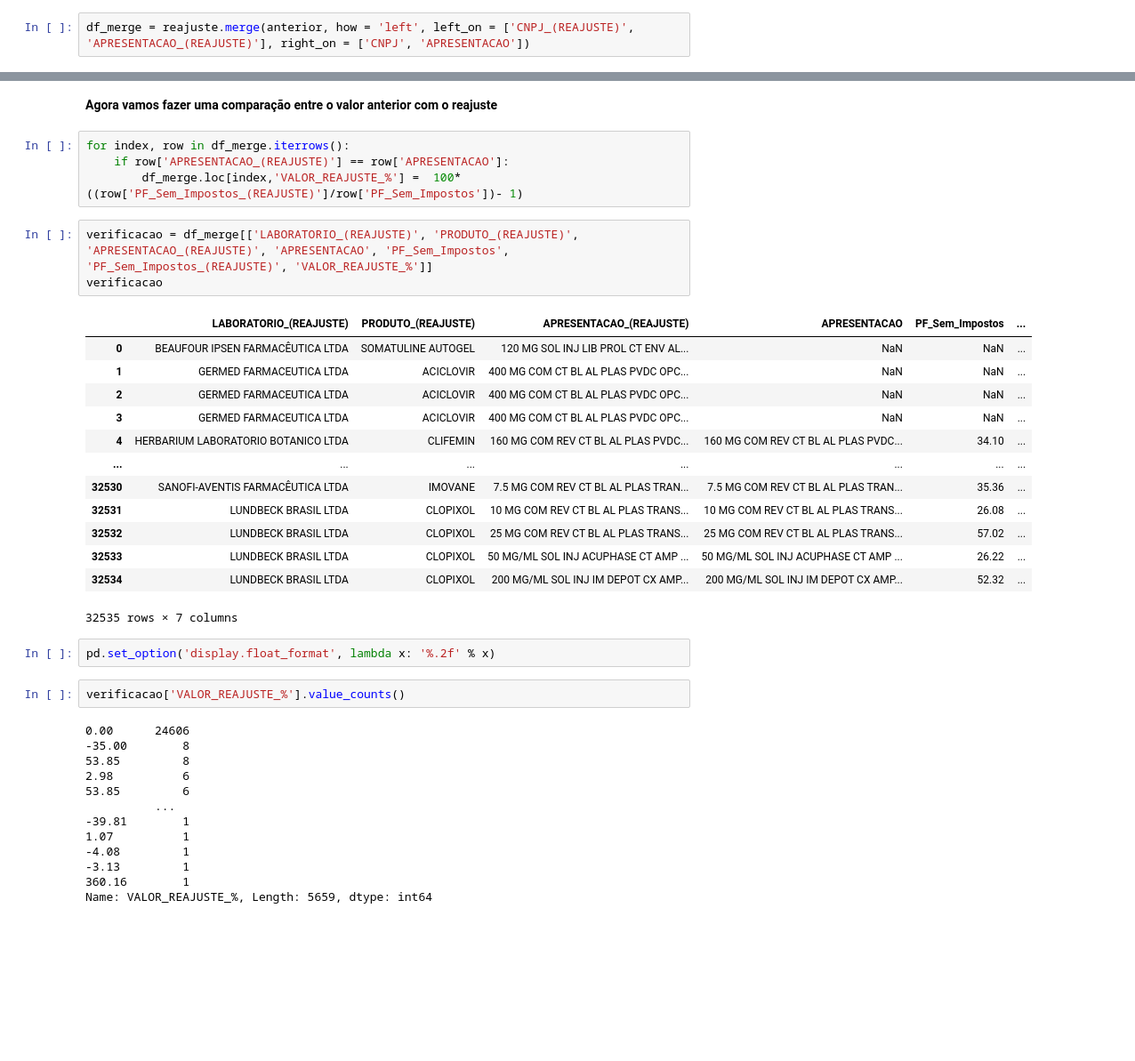
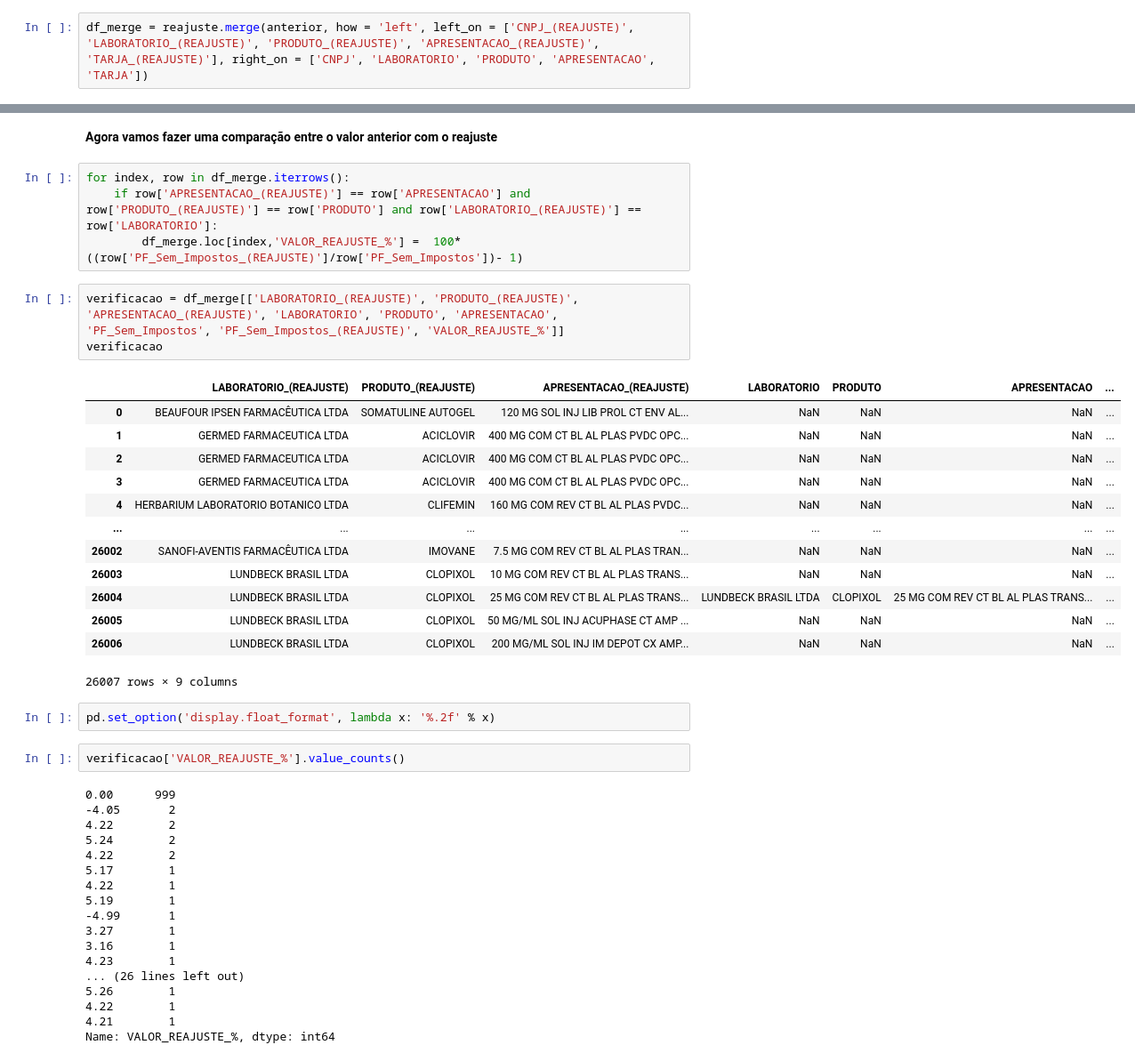
Before and after one commit to wagner-skiter/Projeto-API_aumento_preco_medicamento_2021, a Jupyter notebook: projeto_api_aumento_preco_medicamento_part_4.ipynb, the cells around one changed output, grey strips where cells are left out. Shown: that part at 89% size. Saved outputs shown, nothing was run; the diff lists cells and outputs as text; blank space fills up the shorter version.

```diff
--- a/projeto_api_aumento_preco_medicamento_part_4.ipynb
+++ b/projeto_api_aumento_preco_medicamento_part_4.ipynb
@@ -199,7 +199,7 @@ Rio de Janeiro é de 20% (vinte por cento) e no Estado do Goiás é de 17% (deze
 # %% [markdown]
 **Vamos unir os dataframes para comparação.**
 # %%
-df_merge = reajuste.merge(anterior, how = 'left', left_on = ['CNPJ_(REAJUSTE)', 'APRESENTACAO_(REAJUSTE)'], right_on = ['CNPJ', 'APRESENTACAO'])
+df_merge = reajuste.merge(anterior, how = 'left', left_on = ['CNPJ_(REAJUSTE)', 'LABORATORIO_(REAJUSTE)', 'PRODUTO_(REAJUSTE)', 'APRESENTACAO_(REAJUSTE)', 'TARJA_(REAJUSTE)'], right_on = ['CNPJ', 'LABORATORIO', 'PRODUTO', 'APRESENTACAO', 'TARJA'])
 # %%
 df_merge['PF_Sem_Impostos_(REAJUSTE)'] = df_merge['PF_Sem_Impostos_(REAJUSTE)'].astype('float')
 df_merge['PF_Sem_Impostos'] = df_merge['PF_Sem_Impostos'].astype('float')
@@ -207,40 +223,45 @@ df_merge['PF_Sem_Impostos'] = df_merge['PF_Sem_Impostos'].astype('float')
 **Agora vamos fazer uma comparação entre o valor anterior com o reajuste**
 # %%
 for index, row in df_merge.iterrows():
-    if row['APRESENTACAO_(REAJUSTE)'] == row['APRESENTACAO']:
+    if row['APRESENTACAO_(REAJUSTE)'] == row['APRESENTACAO'] and row['PRODUTO_(REAJUSTE)'] == row['PRODUTO'] and row['LABORATORIO_(REAJUSTE)'] == row['LABORATORIO']:
         df_merge.loc[index,'VALOR_REAJUSTE_%'] =  100*((row['PF_Sem_Impostos_(REAJUSTE)']/row['PF_Sem_Impostos'])- 1)
 # %%
-verificacao = df_merge[['LABORATORIO_(REAJUSTE)', 'PRODUTO_(REAJUSTE)', 'APRESENTACAO_(REAJUSTE)', 'APRESENTACAO', 'PF_Sem_Impostos', 'PF_Sem_Impostos_(REAJUSTE)', 'VALOR_REAJUSTE_%']]
+verificacao = df_merge[['LABORATORIO_(REAJUSTE)', 'PRODUTO_(REAJUSTE)', 'APRESENTACAO_(REAJUSTE)', 'LABORATORIO', 'PRODUTO', 'APRESENTACAO', 'PF_Sem_Impostos', 'PF_Sem_Impostos_(REAJUSTE)', 'VALOR_REAJUSTE_%']]
 verificacao
 # %% [output]
-|  | LABORATORIO_(REAJUSTE) | PRODUTO_(REAJUSTE) | APRESENTACAO_(REAJUSTE) | APRESENTACAO | PF_Sem_Impostos | ... |
-| 0 | BEAUFOUR IPSEN FARMACÊUTICA LTDA | SOMATULINE AUTOGEL | 120 MG SOL INJ LIB PROL CT ENV AL... | NaN | NaN | ... |
-| 1 | GERMED FARMACEUTICA LTDA | ACICLOVIR | 400 MG COM CT BL AL PLAS PVDC OPC... | NaN | NaN | ... |
-| 2 | GERMED FARMACEUTICA LTDA | ACICLOVIR | 400 MG COM CT BL AL PLAS PVDC OPC... | NaN | NaN | ... |
-| 3 | GERMED FARMACEUTICA LTDA | ACICLOVIR | 400 MG COM CT BL AL PLAS PVDC OPC... | NaN | NaN | ... |
-| 4 | HERBARIUM LABORATORIO BOTANICO LTDA | CLIFEMIN | 160 MG COM REV CT BL AL PLAS PVDC... | 160 MG COM REV CT BL AL PLAS PVDC... | 34.10 | ... |
-| ... | ... | ... | ... | ... | ... | ... |
-| 32530 | SANOFI-AVENTIS FARMACÊUTICA LTDA | IMOVANE | 7.5 MG COM REV CT BL AL PLAS TRAN... | 7.5 MG COM REV CT BL AL PLAS TRAN... | 35.36 | ... |
-| 32531 | LUNDBECK BRASIL LTDA | CLOPIXOL | 10 MG COM REV CT BL AL PLAS TRANS... | 10 MG COM REV CT BL AL PLAS TRANS... | 26.08 | ... |
-| 32532 | LUNDBECK BRASIL LTDA | CLOPIXOL | 25 MG COM REV CT BL AL PLAS TRANS... | 25 MG COM REV CT BL AL PLAS TRANS... | 57.02 | ... |
-| 32533 | LUNDBECK BRASIL LTDA | CLOPIXOL | 50 MG/ML SOL INJ ACUPHASE CT AMP ... | 50 MG/ML SOL INJ ACUPHASE CT AMP ... | 26.22 | ... |
-| 32534 | LUNDBECK BRASIL LTDA | CLOPIXOL | 200 MG/ML SOL INJ IM DEPOT CX AMP... | 200 MG/ML SOL INJ IM DEPOT CX AMP... | 52.32 | ... |
+|  | LABORATORIO_(REAJUSTE) | PRODUTO_(REAJUSTE) | APRESENTACAO_(REAJUSTE) | LABORATORIO | PRODUTO | APRESENTACAO | ... |
+| 0 | BEAUFOUR IPSEN FARMACÊUTICA LTDA | SOMATULINE AUTOGEL | 120 MG SOL INJ LIB PROL CT ENV AL... | NaN | NaN | NaN | ... |
+| 1 | GERMED FARMACEUTICA LTDA | ACICLOVIR | 400 MG COM CT BL AL PLAS PVDC OPC... | NaN | NaN | NaN | ... |
+| 2 | GERMED FARMACEUTICA LTDA | ACICLOVIR | 400 MG COM CT BL AL PLAS PVDC OPC... | NaN | NaN | NaN | ... |
+| 3 | GERMED FARMACEUTICA LTDA | ACICLOVIR | 400 MG COM CT BL AL PLAS PVDC OPC... | NaN | NaN | NaN | ... |
+| 4 | HERBARIUM LABORATORIO BOTANICO LTDA | CLIFEMIN | 160 MG COM REV CT BL AL PLAS PVDC... | NaN | NaN | NaN | ... |
+| ... | ... | ... | ... | ... | ... | ... | ... |
+| 26002 | SANOFI-AVENTIS FARMACÊUTICA LTDA | IMOVANE | 7.5 MG COM REV CT BL AL PLAS TRAN... | NaN | NaN | NaN | ... |
+| 26003 | LUNDBECK BRASIL LTDA | CLOPIXOL | 10 MG COM REV CT BL AL PLAS TRANS... | NaN | NaN | NaN | ... |
+| 26004 | LUNDBECK BRASIL LTDA | CLOPIXOL | 25 MG COM REV CT BL AL PLAS TRANS... | LUNDBECK BRASIL LTDA | CLOPIXOL | 25 MG COM REV CT BL AL PLAS TRANS... | ... |
+| 26005 | LUNDBECK BRASIL LTDA | CLOPIXOL | 50 MG/ML SOL INJ ACUPHASE CT AMP ... | NaN | NaN | NaN | ... |
+| 26006 | LUNDBECK BRASIL LTDA | CLOPIXOL | 200 MG/ML SOL INJ IM DEPOT CX AMP... | NaN | NaN | NaN | ... |
-32535 rows × 7 columns
+26007 rows × 9 columns
 # %%
 pd.set_option('display.float_format', lambda x: '%.2f' % x)
 # %%
 verificacao['VALOR_REAJUSTE_%'].value_counts()
 # %% [output]
-0.00      24606
--35.00        8
-53.85         8
-2.98          6
-53.85         6
-          ...
--39.81        1
-1.07          1
--4.08         1
--3.13         1
-360.16        1
-Name: VALOR_REAJUSTE_%, Length: 5659, dtype: int64
+0.00      999
+-4.05       2
+4.22        2
+5.24        2
+4.22        2
+5.17        1
+4.22        1
+5.19        1
+-4.99       1
+3.27        1
+3.16        1
+4.23        1
+... (26 lines left out)
+5.26        1
+4.22        1
+4.21        1
+Name: VALOR_REAJUSTE_%, dtype: int64
 # %% [markdown]
```
Also changed, not shown: parts of 8 cells of this notebook.
